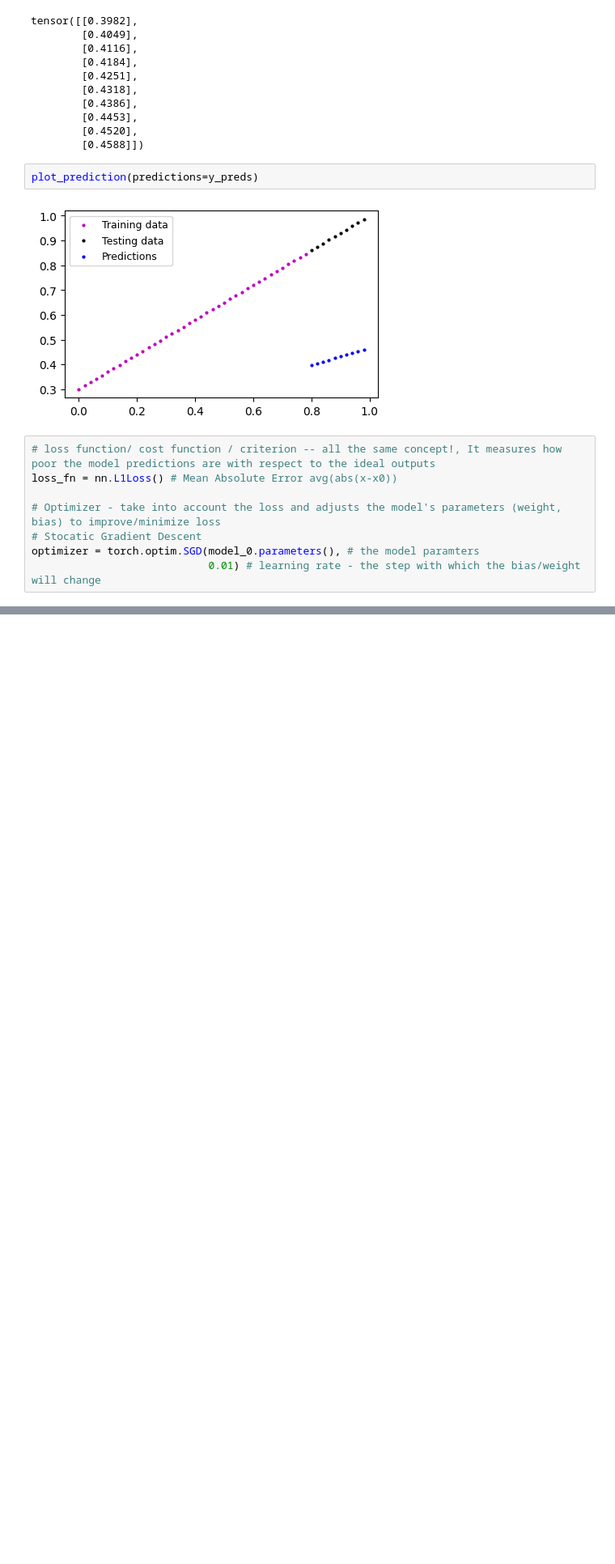
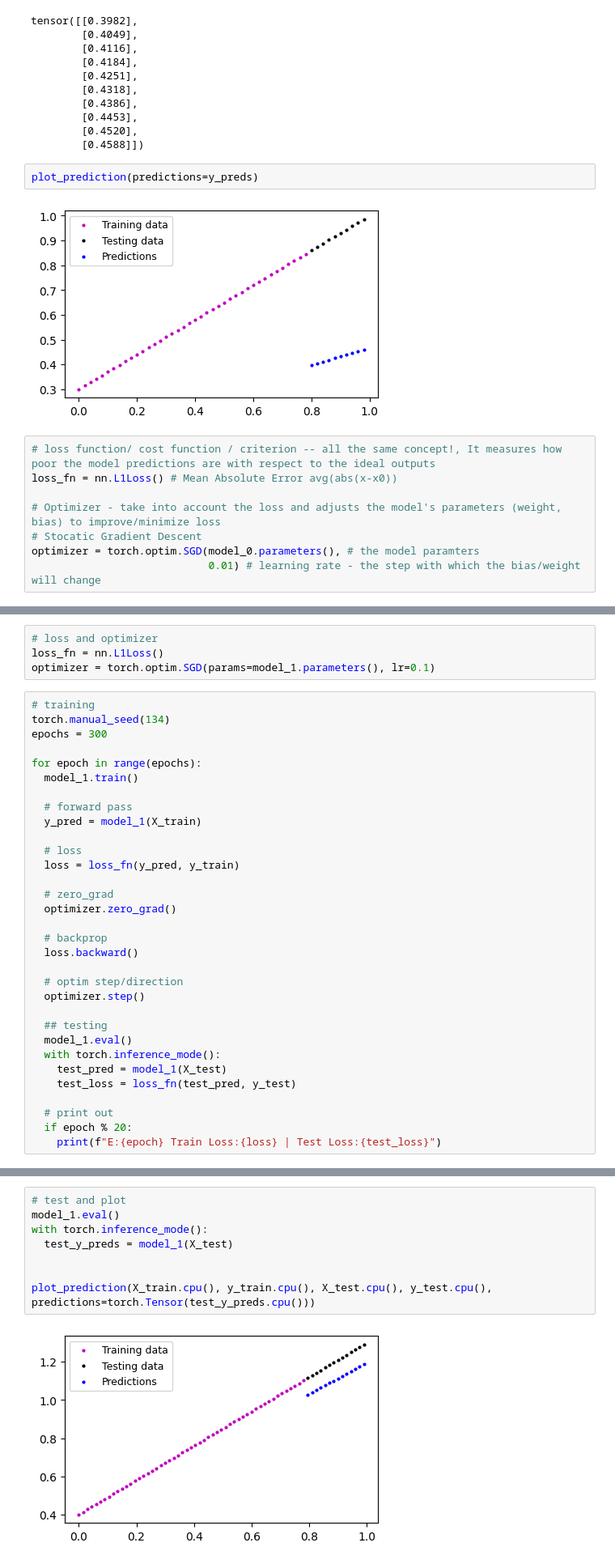
Before and after one commit to DaisySh/pytorch-deep-learning, a Jupyter notebook: code-along/01_workflow.ipynb, the cells around one changed output, grey strips where cells are left out. Shown at 81% size. Saved outputs shown, nothing was run; the diff lists cells and outputs as text; blank space fills up the shorter version.

```diff
--- a/code-along/01_workflow.ipynb
+++ b/code-along/01_workflow.ipynb
@@ -233,0 +426,36 @@ plot_prediction(predictions=y_preds_new)
+# %%
+# loss and optimizer
+loss_fn = nn.L1Loss()
+optimizer = torch.optim.SGD(params=model_1.parameters(), lr=0.1)
+# %%
+# training
+torch.manual_seed(134)
+epochs = 300
+
+for epoch in range(epochs):
+  model_1.train()
+
+  # forward pass
+  y_pred = model_1(X_train)
+
+  # loss
+  loss = loss_fn(y_pred, y_train)
+
+  # zero_grad
+  optimizer.zero_grad()
+
+  # backprop
+  loss.backward()
+
+  # optim step/direction
+  optimizer.step()
+
+  ## testing
+  model_1.eval()
+  with torch.inference_mode():
+    test_pred = model_1(X_test)
+    test_loss = loss_fn(test_pred, y_test)
+
+  # print out
+  if epoch % 20:
+    print(f"E:{epoch} Train Loss:{loss} | Test Loss:{test_loss}")
@@ -233,0 +489,10 @@ plot_prediction(predictions=y_preds_new)
+# %%
+# test and plot
+model_1.eval()
+with torch.inference_mode():
+  test_y_preds = model_1(X_test)
+
+
+plot_prediction(X_train.cpu(), y_train.cpu(), X_test.cpu(), y_test.cpu(), predictions=torch.Tensor(test_y_preds.cpu()))
+# %% [output]
+[figure, added]
```
Also changed, not shown: parts of 22 cells of this notebook.
